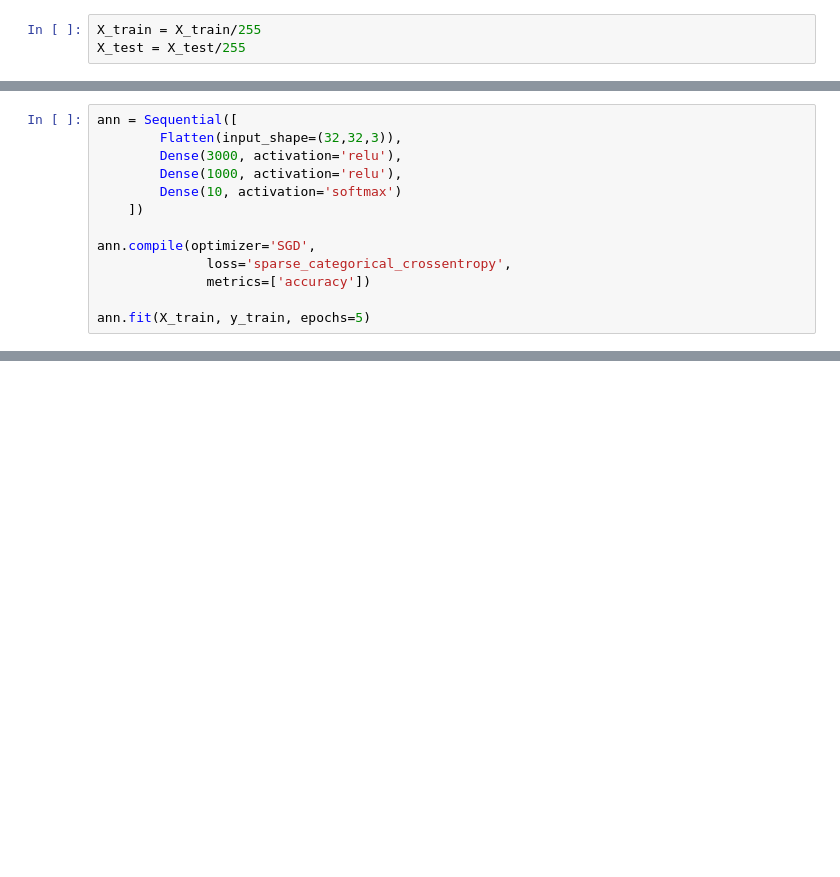
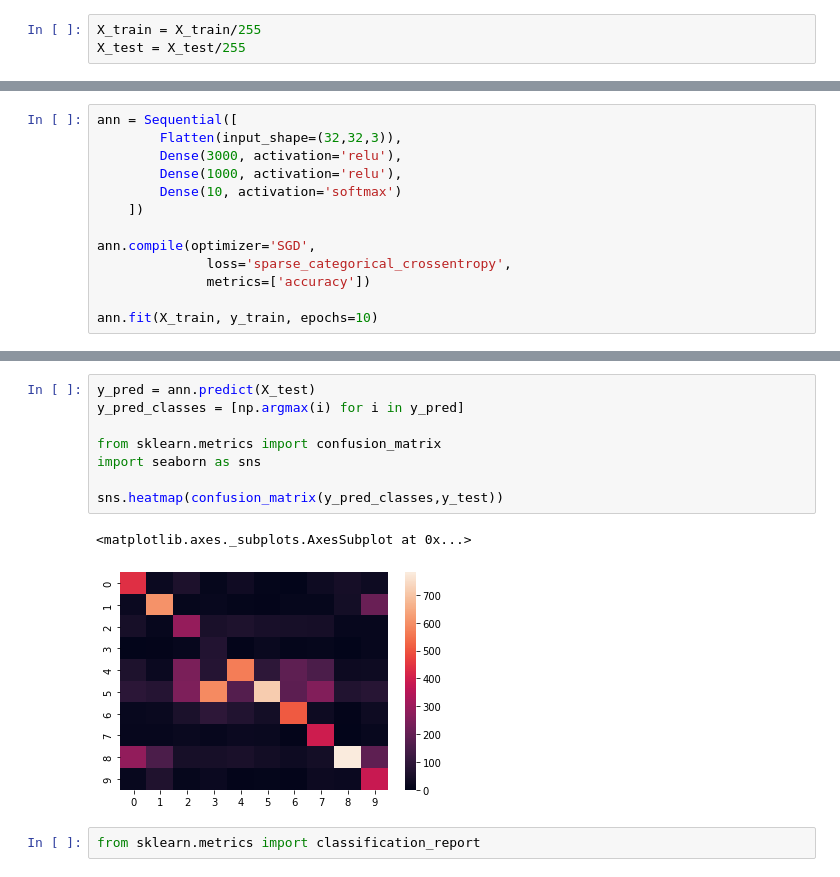
Before and after one commit to sathishrouthu/Image-Classification-CIFAR10, a Jupyter notebook: ImgeClassification_CIFAR10.ipynb, the cells around one changed output, grey strips where cells are left out. Saved outputs shown, nothing was run; the diff lists cells and outputs as text; blank space fills up the shorter version.

```diff
--- a/ImgeClassification_CIFAR10.ipynb
+++ b/ImgeClassification_CIFAR10.ipynb
@@ -58,5 +85,5 @@ ann.compile(optimizer='SGD',
               loss='sparse_categorical_crossentropy',
               metrics=['accuracy'])
 
-ann.fit(X_train, y_train, epochs=5)
+ann.fit(X_train, y_train, epochs=10)
 # %% [output]
@@ -129,0 +116,13 @@ ValueError: ignored
+# %%
+y_pred = ann.predict(X_test)
+y_pred_classes = [np.argmax(i) for i in y_pred]
+
+from sklearn.metrics import confusion_matrix
+import seaborn as sns
+
+sns.heatmap(confusion_matrix(y_pred_classes,y_test))
+# %% [output]
+<matplotlib.axes._subplots.AxesSubplot at 0x...>
+[figure, added]
+# %%
+from sklearn.metrics import classification_report
```
Also changed, not shown: parts of 23 cells of this notebook.
